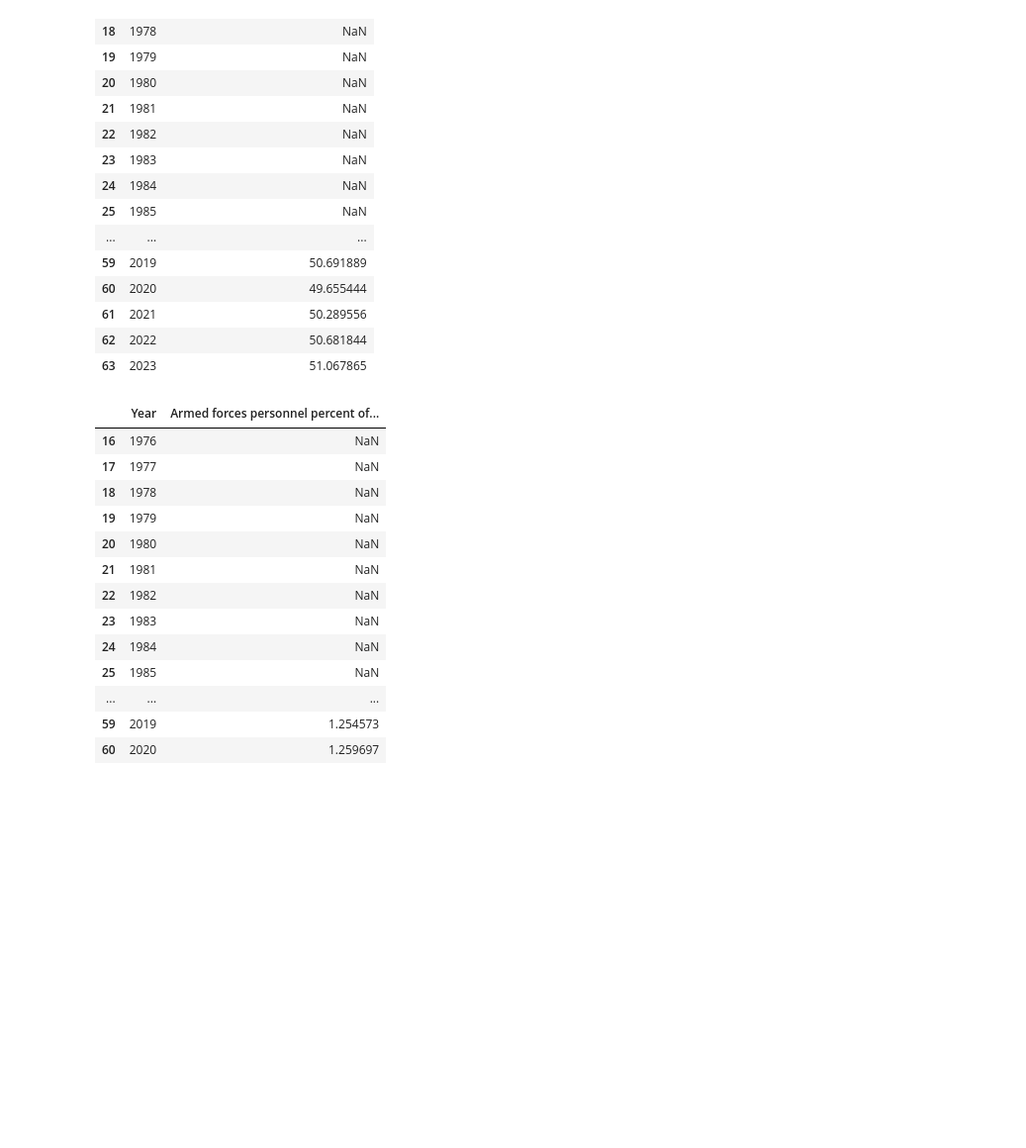
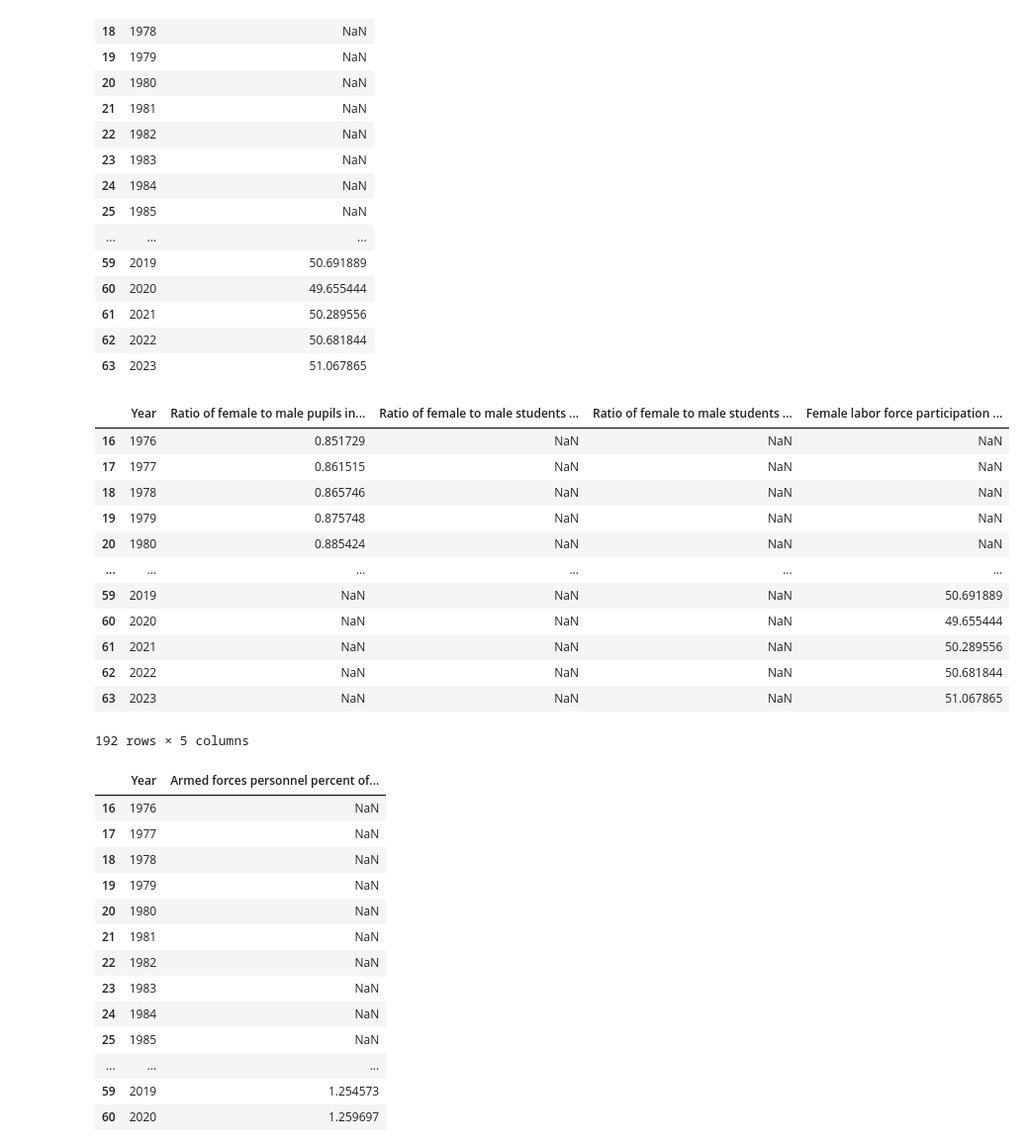
Before and after one commit to Blackbullbjj/female_work_history, a Jupyter notebook: src/main.ipynb, the cells around one changed output. Shown at 99% size. Cells and saved outputs as stored; diff of their text form; code cells hidden in the pictures; blank space fills up the shorter version.

```diff
--- a/src/main.ipynb
+++ b/src/main.ipynb
@@ -324,3 +324,22 @@ line.update_layout(legend=dict(title=""),
          template="plotly_dark")
 
 line.show()
+# %%
+##NEW ADD
+
+ed_work_df= pd.concat([female_primary, female_sec, female_tert, labor_force_participation])
+ed_work_df
+# %% [output]
+|  | Year | Ratio of female to male pupils in... | Ratio of female to male students ... | Ratio of female to male students ... | Female labor force participation ... |
+| 16 | 1976 | 0.851729 | NaN | NaN | NaN |
+| 17 | 1977 | 0.861515 | NaN | NaN | NaN |
+| 18 | 1978 | 0.865746 | NaN | NaN | NaN |
+| 19 | 1979 | 0.875748 | NaN | NaN | NaN |
+| 20 | 1980 | 0.885424 | NaN | NaN | NaN |
+| ... | ... | ... | ... | ... | ... |
+| 59 | 2019 | NaN | NaN | NaN | 50.691889 |
+| 60 | 2020 | NaN | NaN | NaN | 49.655444 |
+| 61 | 2021 | NaN | NaN | NaN | 50.289556 |
+| 62 | 2022 | NaN | NaN | NaN | 50.681844 |
+| 63 | 2023 | NaN | NaN | NaN | 51.067865 |
+192 rows × 5 columns
```
Also changed, not shown: parts of 2 cells of this notebook, 4 other files.
